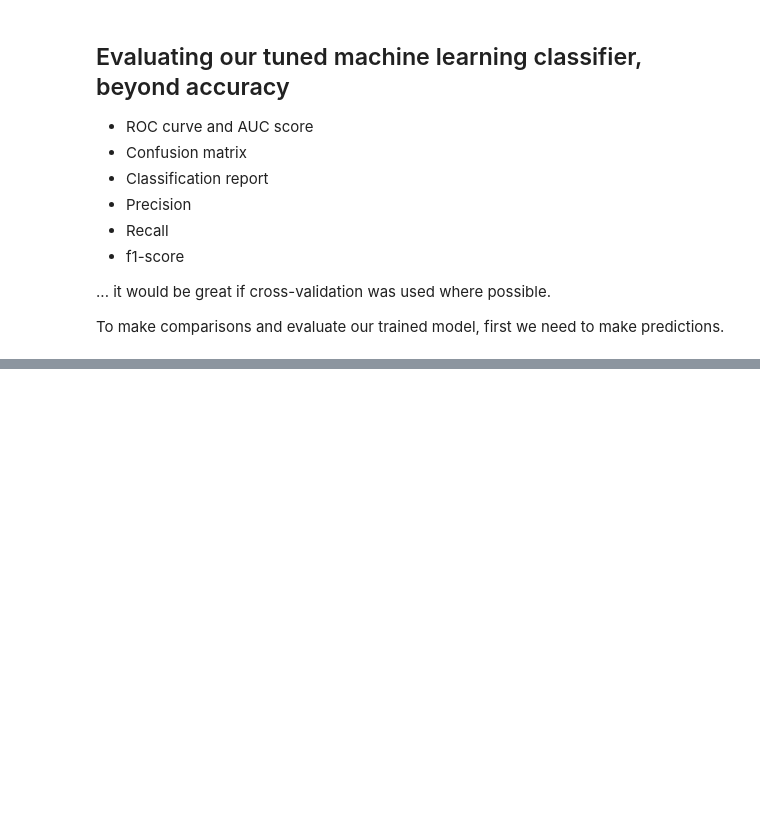
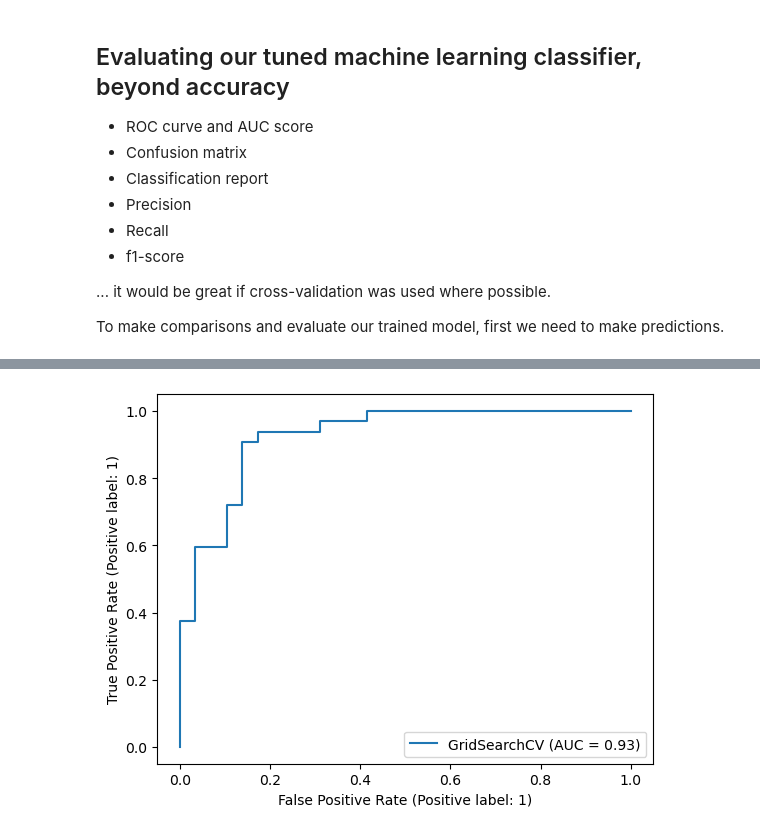
Before and after one commit to GoldenEye37/heart-disease-project, a Jupyter notebook: end-to-end-heart-disease-classification.ipynb, the cells around one changed output, grey strips where cells are left out. Cells and saved outputs as stored; diff of their text form; code cells hidden in the pictures; blank space fills up the shorter version.

Commit message:
plot roc curve and calculate AUC

```diff
--- a/end-to-end-heart-disease-classification.ipynb
+++ b/end-to-end-heart-disease-classification.ipynb
@@ -672,0 +719,6 @@ y_preds = r
+# %%
+# Plot ROC curve and calculate AUC metric
+from sklearn.metrics import RocCurveDisplay
+plot_roc_curve = RocCurveDisplay.from_estimator(gs_log_reg, X_test, y_test)
+# %% [output]
+[figure, added]
```
Also changed, not shown: parts of 5 cells of this notebook.
